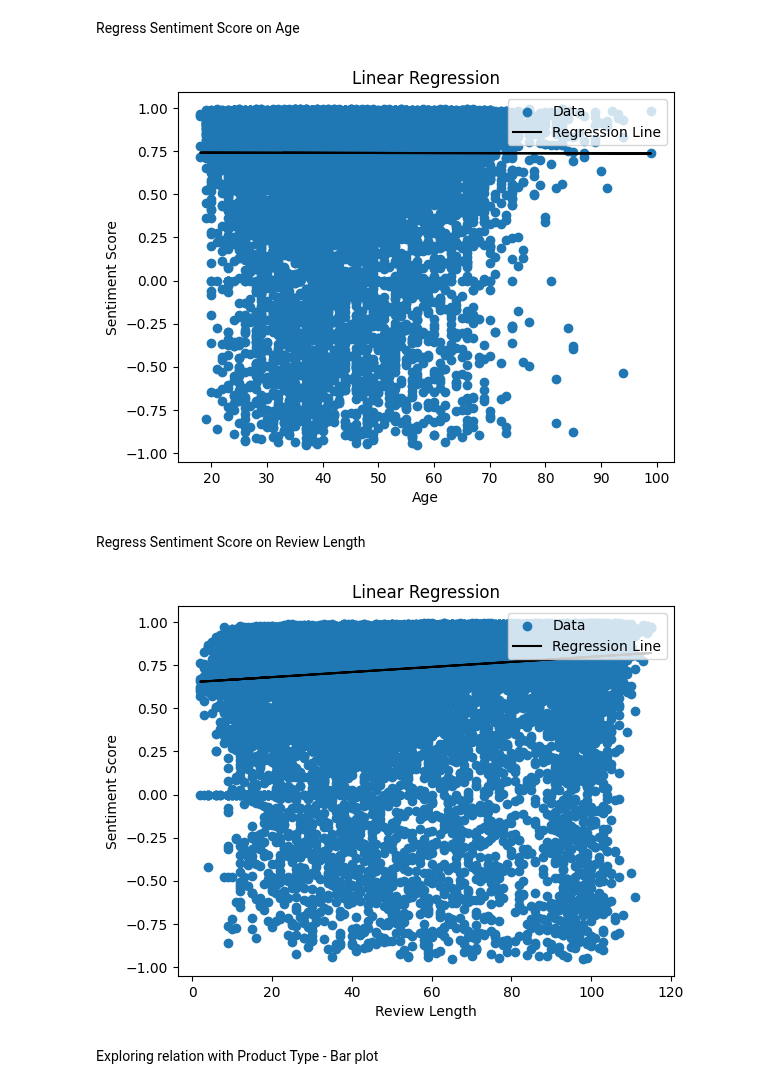
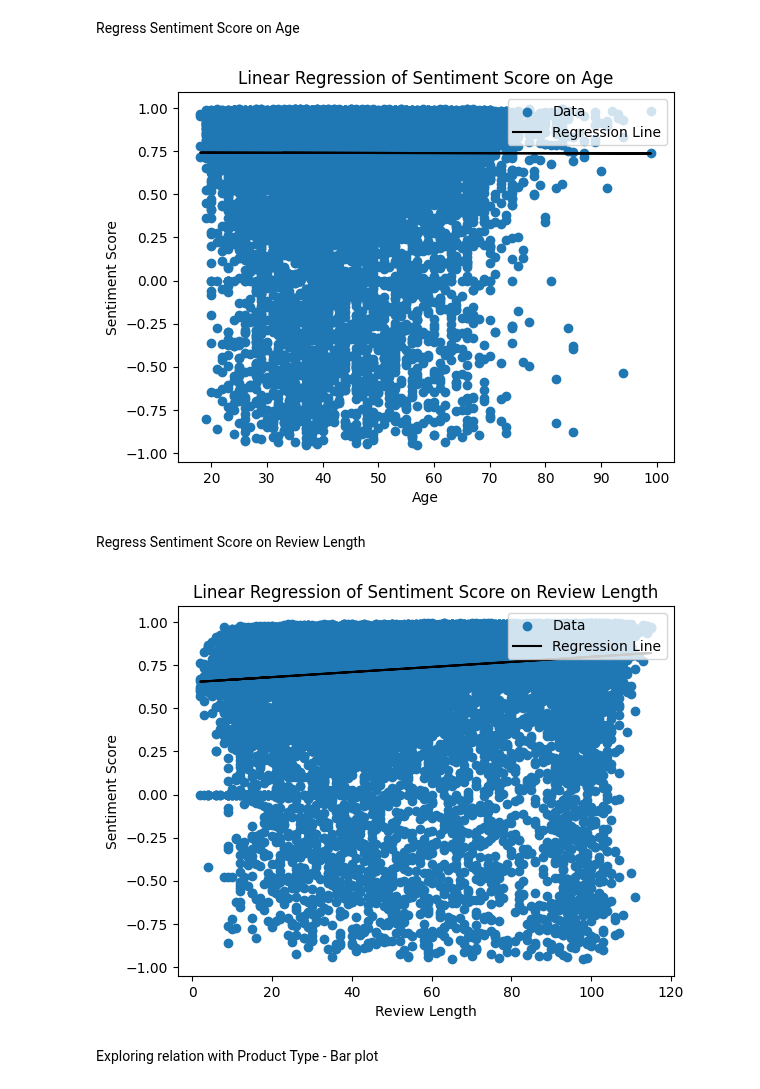
Before and after one commit to Sabrina-Hendricks/DS4002-Group13, a Jupyter notebook: Scripts/MI3_Analysis_AllSentimentScores.ipynb, the cells around one changed output. Drawn from its saved outputs; the diff is of its cells as text; code cells hidden in the pictures.

```diff
--- a/Scripts/MI3_Analysis_AllSentimentScores.ipynb
+++ b/Scripts/MI3_Analysis_AllSentimentScores.ipynb
@@ -92,32 +92,32 @@ plt.plot(x,y_hat,label='Regression Line',color='black')
 plt.xlabel("Age")
 plt.ylabel("Sentiment Score")
 plt.legend(loc='upper right')
-plt.title('Linear Regression')
+plt.title('Linear Regression of Sentiment Score on Age')
 
 plt.show()
 # %% [output]
-[figure, old version]
+[figure, new version]
 # %% [markdown]
 Regress Sentiment Score on Review Length
 # %%
 x = df['Review Length']
 y = df['Sentiment Score']
 
 coef = slr(x,y) # Single Linear Regression print('Intercept: ',coef['b0'], '\n', ' Slope: ', coef['b1'])
 
 y_hat = coef['b0']+coef['b1']*x # Compute predictions
 
 #Scatter plot of fit:
 plt.scatter(x,y,label='Data')
 plt.plot(x,y_hat,label='Regression Line',color='black')
 plt.xlabel("Review Length")
 plt.ylabel("Sentiment Score")
 plt.legend(loc='upper right')
-plt.title('Linear Regression')
+plt.title('Linear Regression of Sentiment Score on Review Length')
 
 plt.show()
 # %% [output]
-[figure, old version]
+[figure, new version]
 # %% [markdown]
 Exploring relation with Product Type - Bar plot
 # %%
```
Also changed, not shown: parts of 1 cell of this notebook.
